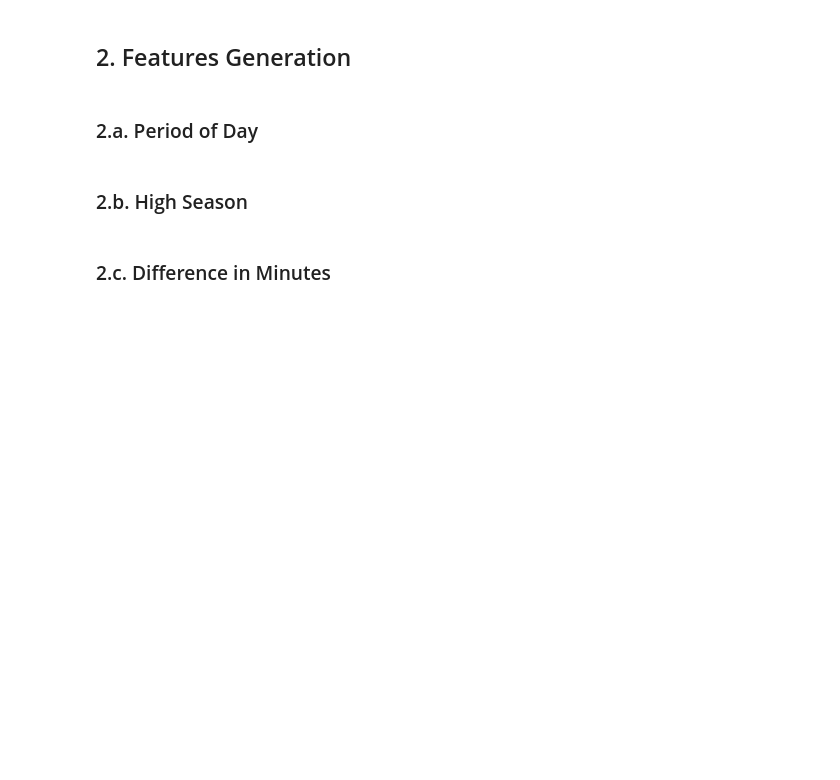
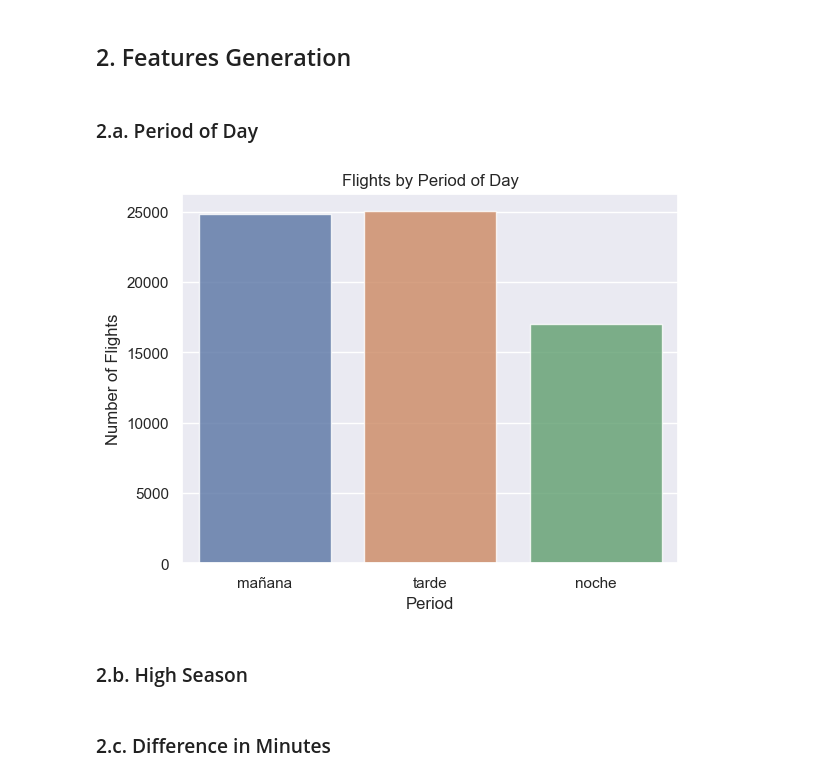
Before and after one commit to afescobar94/Challenge_MLE, a Jupyter notebook: challenge/exploration.ipynb, the cells around one changed output. Saved outputs shown, nothing was run; the diff lists cells and outputs as text; code cells hidden in the pictures; blank space fills up the shorter version.

Commit message:
plot for flights by period of day was added

```diff
--- a/challenge/exploration.ipynb
+++ b/challenge/exploration.ipynb
@@ -153,6 +153,19 @@ def get_period_day(date):
         return 'noche'
 # %%
 data['period_day'] = data['Fecha-I'].apply(get_period_day)
+# %%
+flights_by_period = data['period_day'].value_counts()
+order = ['mañana', 'tarde', 'noche']
+flights_by_period = flights_by_period.reindex(order)
+
+sns.barplot(x=flights_by_period.index, y=flights_by_period.values, alpha=0.8)
+plt.title('Flights by Period of Day')
+plt.xlabel('Period')
+plt.ylabel('Number of Flights')
+
+plt.show()
+# %% [output]
+[figure, added]
 # %% [markdown]
 ### 2.b. High Season
 # %%
```
